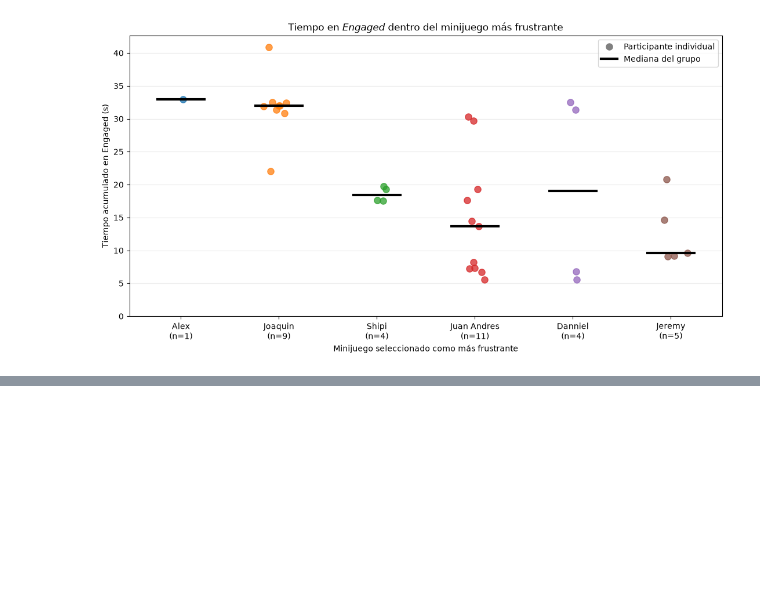
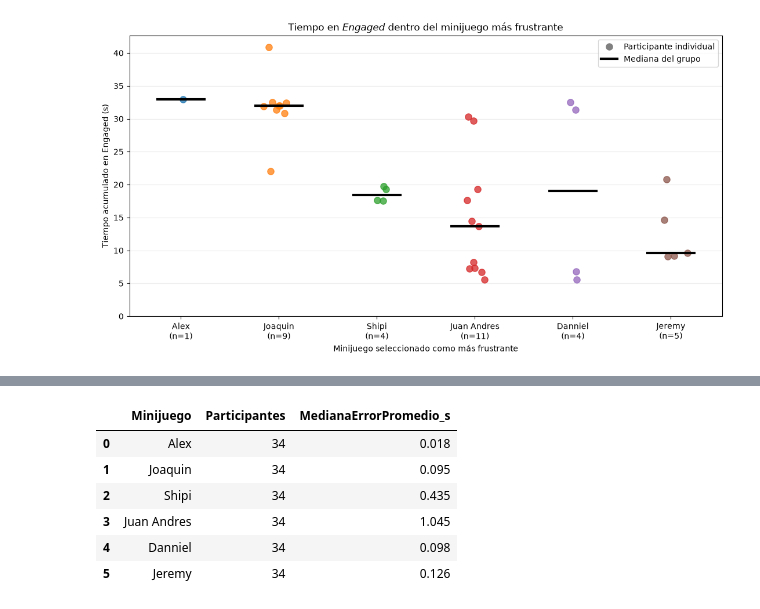
Before and after one commit to DiegoGarV/PGL, a Jupyter notebook: raw results/analisis.ipynb, the cells around one changed output, grey strips where cells are left out. Cells and saved outputs as stored; diff of their text form; code cells hidden in the pictures; blank space fills up the shorter version.

```diff
--- a/raw results/analisis.ipynb
+++ b/raw results/analisis.ipynb
@@ -4183,0 +4543,72 @@ plt.show()
+# %%
+import pandas as pd
+
+# Orden de los minijuegos
+orden = [
+    "Alex", "Joaquin", "Shipi",
+    "JuanAndres", "Danniel", "Jeremy"
+]
+
+# Seleccionar columnas necesarias
+df_timing = df_final[
+    ["Participante", "Minijuego", "ErrorTiming_s"]
+].copy()
+
+# Convertir el error a valores numéricos
+df_timing["ErrorTiming_s"] = pd.to_numeric(
+    df_timing["ErrorTiming_s"],
+    errors="coerce"
+)
+
+# Conservar registros con errores válidos
+df_timing = df_timing.dropna(
+    subset=["Participante", "Minijuego", "ErrorTiming_s"]
+)
+
+# Utilizar la magnitud del error (sin signo)
+df_timing["ErrorTiming_s"] = df_timing["ErrorTiming_s"].abs()
+
+# ---------------------------------------------
+# 1. Promedio del error por participante
+# ---------------------------------------------
+
+promedio_timing_participante = (
+    df_timing
+    .groupby(["Participante", "Minijuego"], as_index=False)
+    .agg(
+        ErrorPromedio_s=("ErrorTiming_s", "mean"),
+        InteraccionesValidas=("ErrorTiming_s", "count")
+    )
+)
+
+# ---------------------------------------------
+# 2. Mediana de los promedios por minijuego
+# ---------------------------------------------
+
+tabla_timing = (
+    promedio_timing_participante
+    .groupby("Minijuego")
+    .agg(
+        Participantes=("Participante", "nunique"),
+        MedianaErrorPromedio_s=("ErrorPromedio_s", "median")
+    )
+    .reindex(orden)
+    .reset_index()
+)
+
+# Reemplazar nombres para presentación
+tabla_timing["Minijuego"] = (
+    tabla_timing["Minijuego"]
+    .replace({"JuanAndres": "Juan Andres"})
+)
+
+# Mostrar resultados
+display(tabla_timing.round(3))
+# %% [output]
+|  | Minijuego | Participantes | MedianaErrorPromedio_s |
+| 0 | Alex | 34 | 0.018 |
+| 1 | Joaquin | 34 | 0.095 |
+| 2 | Shipi | 34 | 0.435 |
+| 3 | Juan Andres | 34 | 1.045 |
+| 4 | Danniel | 34 | 0.098 |
+| 5 | Jeremy | 34 | 0.126 |
```
Also changed, not shown: parts of 9 cells of this notebook, 6 other files.
